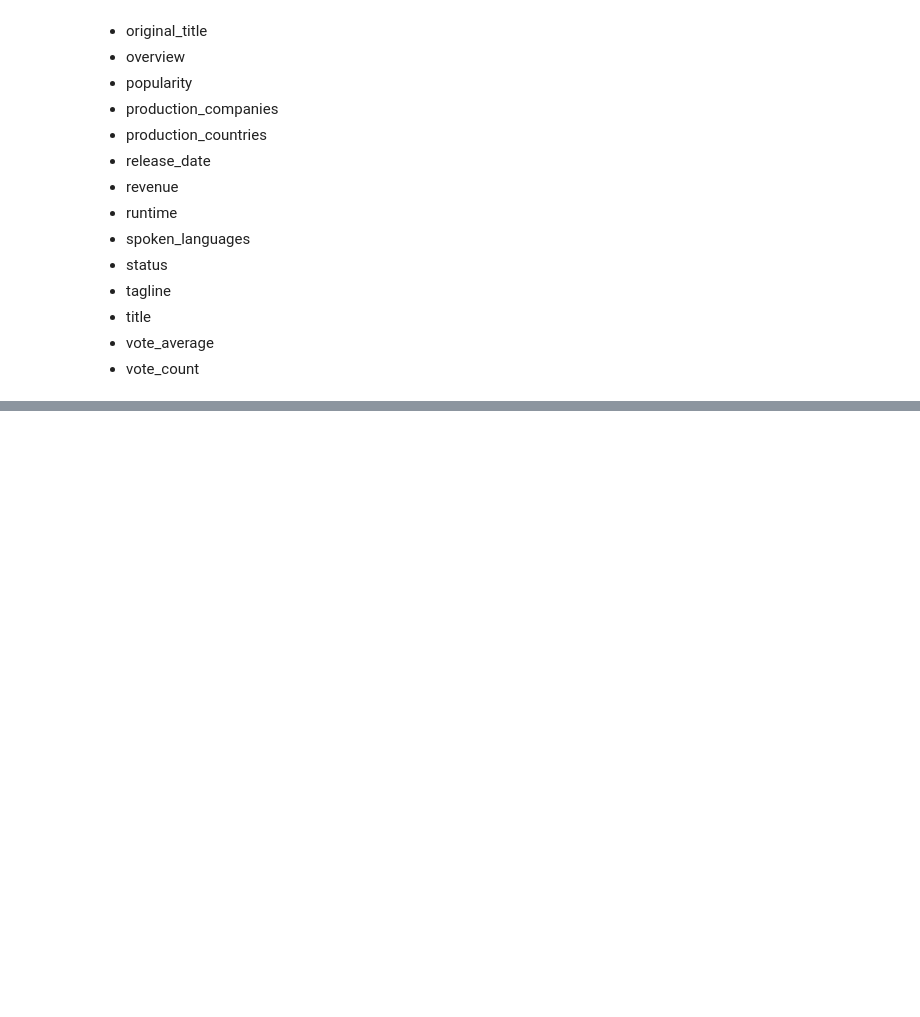
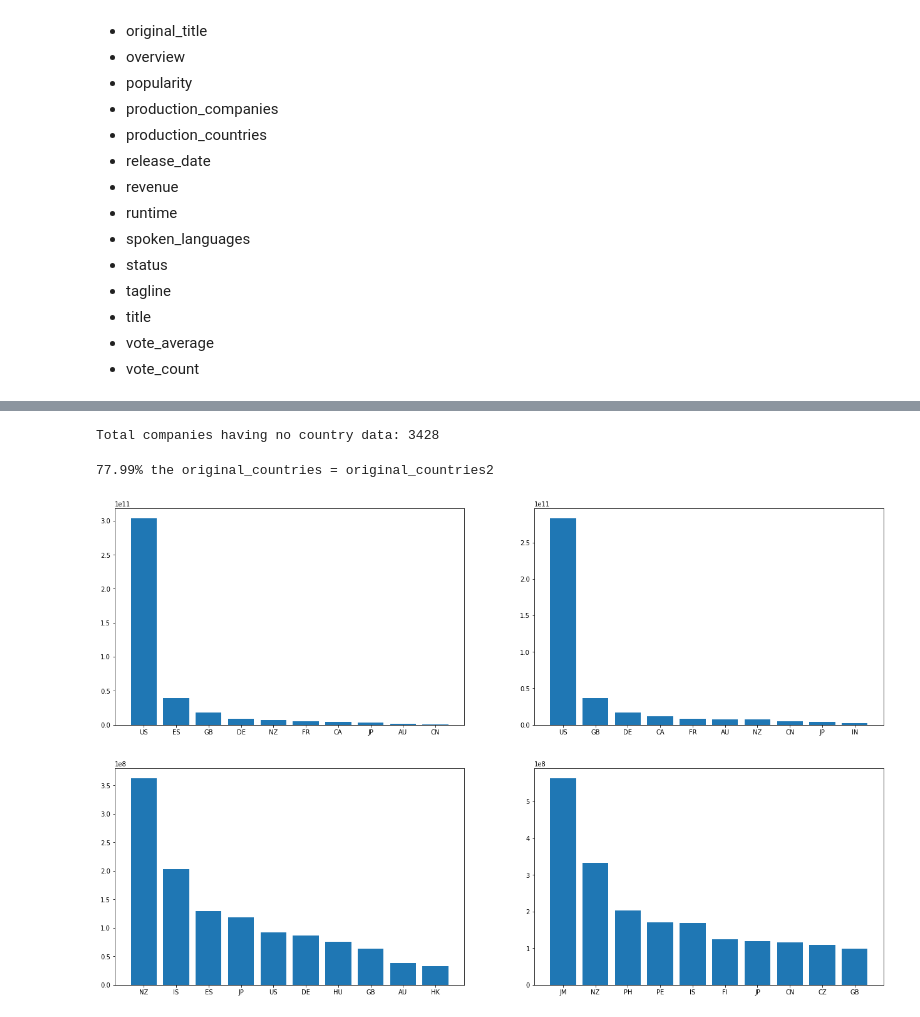
Before and after one commit to tailtq/ml-learning, a Jupyter notebook: ml-08/02_analytic_report.ipynb, the cells around one changed output, grey strips where cells are left out. Saved outputs shown, nothing was run; the diff lists cells and outputs as text; code cells hidden in the pictures; blank space fills up the shorter version.

```diff
--- a/ml-08/02_analytic_report.ipynb
+++ b/ml-08/02_analytic_report.ipynb
@@ -66,2 +63,3 @@ df_movies.head(5)
 # %%
 df_movies["country"] = df_movies["production_countries"].apply(lambda x: [country["iso_3166_1"] for country in json.loads(x)])
+df_movies["company"] = df_movies["production_companies"].apply(lambda x: [company["name"] for company in json.loads(x)])
@@ -68,2 +90,2 @@ df_movies["country"] = df_movies["production_countries"].apply(lambda x: [countr
 # %%
-df_movies[df_movies["country"].str.len() > 1]
+df_movies = df_movies[df_movies["country"].str.len() > 0]
@@ -124,4 +91,0 @@ for i, row in df_movies.iterrows():
-# %%
-for i, row in df_movies.iterrows():
-    df.at[i, column] = int(mean)
-    print(row["production_countries"])
@@ -145,0 +106,12 @@ for i, row in df_movies.iterrows():
+# %%
+index = 0
+
+for company_name in companies_data:
+    company = companies_data[company_name]
+
+    if not company["origin_country"]:
+        index += 1
+
+print("Total companies having no country data:", index)
+# %% [output]
+Total companies having no country data: 3428
@@ -145,0 +129,45 @@ for i, row in df_movies.iterrows():
+# %%
+# movies having no company or when company misses data,
+# I use the first production country as the default one
+df_movies["original_country"] = ""
+
+for index, row in df_movies.iterrows():
+    original_country = None
+
+    if len(row["company"]) > 0:
+        original_country = companies_data[row["company"][0]]["origin_country"]
+
+        if original_country:
+            original_country = global_countries[original_country]["code"]
+
+    if not original_country and len(row["country"]) > 0:
+        original_country = row["country"][0]
+
+    if original_country:
+        df_movies.at[index, "original_country"] = original_country
+
+df_movies["original_country2"] = df_movies["country"].apply(lambda x: x[0])
+# %%
+# Compare the result
+percentage = (df_movies["original_country"] == df_movies["original_country2"]).sum() / len(df_movies)
+print("{0:.2f}% the original_countries = original_countries2".format(percentage * 100))
+# %% [output]
+77.99% the original_countries = original_countries2
+# %%
+# in the below bar charts, I only show 10 countries having the highest revenue
+# the difference between two charts is not really significant, both approaches are appropriate
+countries_by_company = df_movies.groupby("original_country")["revenue"].sum().sort_values(ascending=False)[:10]
+countries = df_movies.groupby("original_country2")["revenue"].sum().sort_values(ascending=False)[:10]
+
+countries_mean_by_company = df_movies.groupby("original_country")["revenue"].mean().sort_values(ascending=False)[:10]
+countries_mean = df_movies.groupby("original_country2")["revenue"].mean().sort_values(ascending=False)[:10]
+
+fig, ax = plt.subplots(2, 2, figsize=(22, 14))
+
+ax[0][0].bar(countries_by_company.index, countries_by_company.values)
+ax[0][1].bar(countries.index, countries.values)
+ax[1][0].bar(countries_mean_by_company.index, countries_mean_by_company.values)
+ax[1][1].bar(countries_mean.index, countries_mean.values)
+plt.show()
+# %% [output]
+[figure, added]
```
Also changed, not shown: parts of 13 cells of this notebook, 1 other file.
